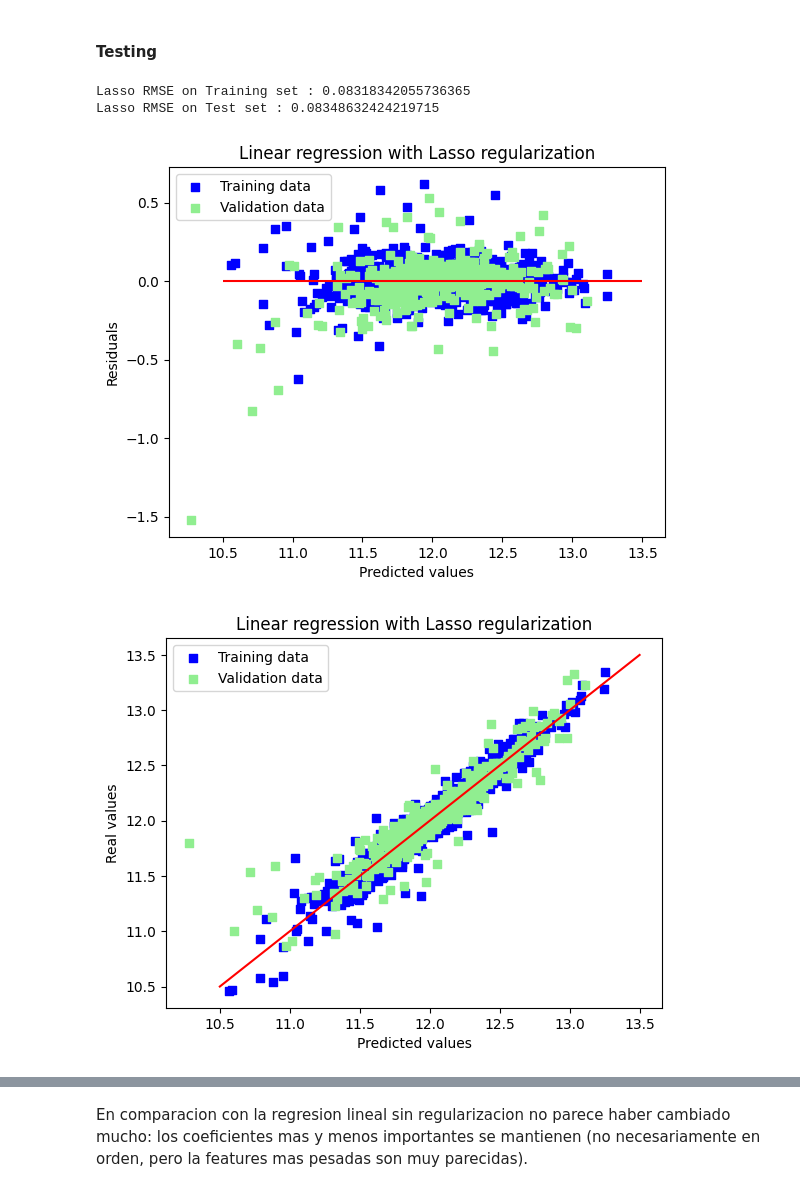
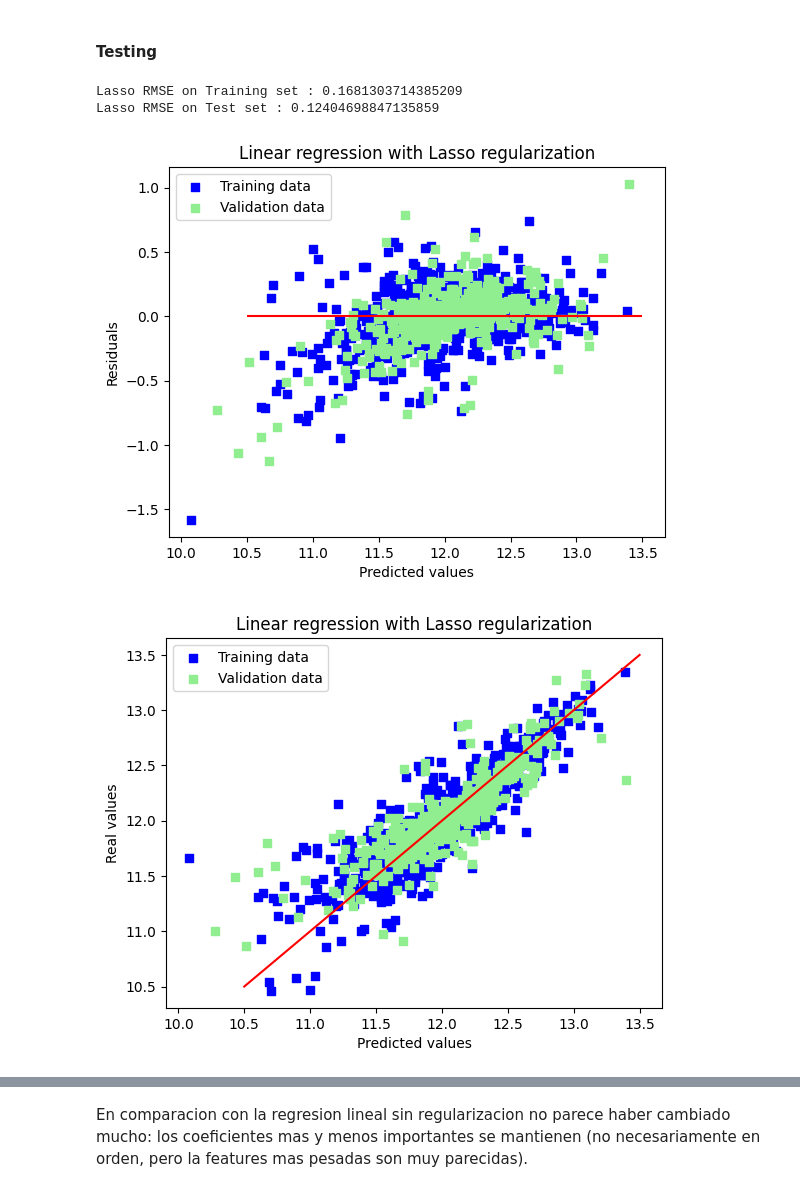
Before and after one commit to JuliIglesias/Inteligencia-Artificial, a Jupyter notebook: TP_1_Base_Bernardez,_Iglesias,_Rickert.ipynb, the cells around one changed output, grey strips where cells are left out. Saved outputs shown, nothing was run; the diff lists cells and outputs as text; code cells hidden in the pictures.

```diff
--- a/TP_1_Base_Bernardez,_Iglesias,_Rickert.ipynb
+++ b/TP_1_Base_Bernardez,_Iglesias,_Rickert.ipynb
@@ -559,6 +577,6 @@ class GLMRegression:
 # %% [markdown]
 Entrenamos nuestro modelo de regresion lineal y obtenemos los pesos correspondientes
 # %%
-glm = GLMRegression(model,step_size=0.00005,max_iter=10000)
+glm = GLMRegression(model,step_size=0.00005,max_iter=1000)
 glm.fit(X_train,y_train)
 # %% [output]
@@ -736,6 +755,6 @@ class LassoRegression:
 # %% [markdown]
 #### Training
 # %%
-lasso_reg = LassoRegression(model,step_size=0.0005, alpha=0.001,max_iter=10000)
-thetas = lasso_reg.fit(X_train,y_train)
+lasso_reg = LassoRegression(model,step_size=0.00005, alpha=0.1,max_iter=1000)
+lasso_reg.fit(X_train,y_train)
 # %% [output]
@@ -763,43 +809,46 @@ TypeError: list indices must be integers or slices, not tuple
 # %%
 
 predicted_y_lasso_test = lasso_reg.predict(X_test)
 predicted_y_lasso_train = lasso_reg.predict(X_train)
 error_lasso_test = rmse(predicted_y_lasso_test, y_test)
 error_lasso_train = rmse(predicted_y_lasso_train, y_train)
 print("Lasso RMSE on Training set :", error_lasso_train)
 print("Lasso RMSE on Test set :", error_lasso_test)
 
 # Plot residuals
-plt.scatter(predicted_y_lasso_train, predicted_y_lasso_train - y_train, c = "blue", marker = "s", label = "Training data")
-plt.scatter(predicted_y_lasso_test, predicted_y_lasso_test - y_test, c = "lightgreen", marker = "s", label = "Validation data")
+plt.scatter(predicted_y_lasso_train, predicted_y_lasso_train - y_train, c="blue", marker="s", label="Training data")
+plt.scatter(predicted_y_lasso_test, predicted_y_lasso_test - y_test, c="lightgreen", marker="s",
+            label="Validation data")
 plt.title("Linear regression with Lasso regularization")
 plt.xlabel("Predicted values")
 plt.ylabel("Residuals")
-plt.legend(loc = "upper left")
-plt.hlines(y = 0, xmin = 10.5, xmax = 13.5, color = "red")
+plt.legend(loc="upper left")
+plt.hlines(y=0, xmin=10.5, xmax=13.5, color="red")
 plt.show()
 
 # Plot predictions
-plt.scatter(predicted_y_lasso_train, y_train, c = "blue", marker = "s", label = "Training data")
-plt.scatter(predicted_y_lasso_test, y_test, c = "lightgreen", marker = "s", label = "Validation data")
+plt.scatter(predicted_y_lasso_train, y_train, c="blue", marker="s", label="Training data")
+plt.scatter(predicted_y_lasso_test, y_test, c="lightgreen", marker="s", label="Validation data")
 plt.title("Linear regression with Lasso regularization")
 plt.xlabel("Predicted values")
 plt.ylabel("Real values")
-plt.legend(loc = "upper left")
-plt.plot([10.5, 13.5], [10.5, 13.5], c = "red")
+plt.legend(loc="upper left")
+plt.plot([10.5, 13.5], [10.5, 13.5], c="red")
 plt.show()
 
 # Plot important coefficients
-coefs_lasso = pd.Series(lasso_reg.theta, index = X_train.columns)
-print("Lasso picked " + str(sum(coefs_lasso != 0)) + " features and eliminated the other " +  \
+
+coefs_lasso = pd.Series(lasso_reg.theta, index=X_train.columns)
+print(coefs_lasso.values)
+print("Lasso picked " + str(sum(coefs_lasso != 0)) + " features and eliminated the other " + \
       str(sum(coefs_lasso == 0)) + " features")
 imp_coefs_lasso = pd.concat([coefs_lasso.sort_values().head(10),
-                     coefs_lasso.sort_values().tail(10)])
-imp_coefs_lasso.plot(kind = "barh")
+                             coefs_lasso.sort_values().tail(10)])
+imp_coefs_lasso.plot(kind="barh")
 plt.title("Coefficients in the Lasso Model")
 plt.show()
 # %% [output]
-Lasso RMSE on Training set : 0.08318342055736365
-Lasso RMSE on Test set : 0.08348632424219715
+Lasso RMSE on Training set : 0.1681303714385209
+Lasso RMSE on Test set : 0.12404698847135859
-[figure, old version]
+[figure, new version]
-[figure, old version]
+[figure, new version]
```
Also changed, not shown: parts of 23 cells of this notebook.
